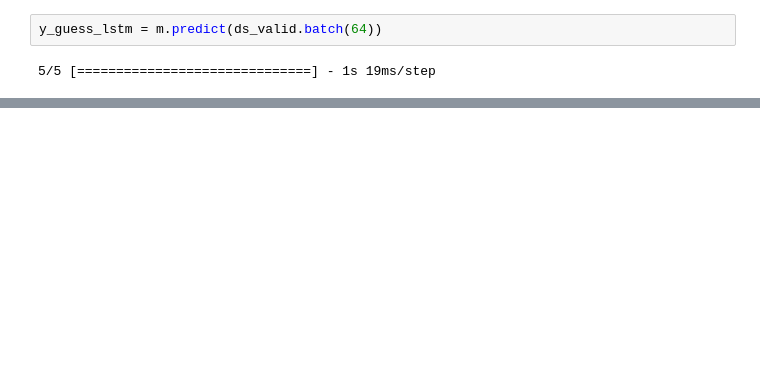
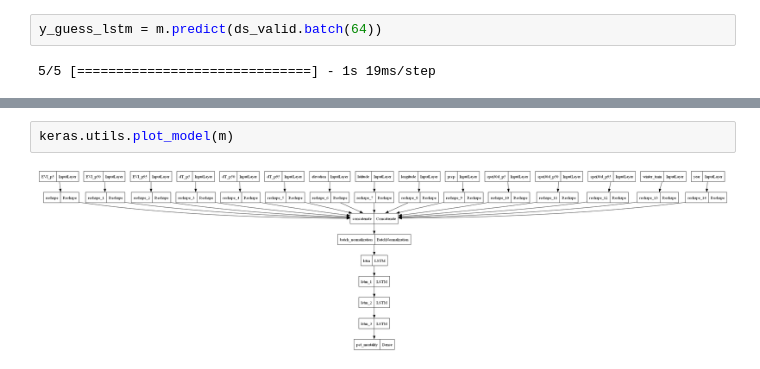
Before and after one commit to s-kganz/ForestLST, a Jupyter notebook: notebooks/build_model_v2.ipynb, the cells around one changed output, grey strips where cells are left out. Cells and saved outputs as stored; diff of their text form; blank space fills up the shorter version.

```diff
--- a/notebooks/build_model_v2.ipynb
+++ b/notebooks/build_model_v2.ipynb
@@ -363,0 +412,4 @@ array([1.0450015, 1.0450015, 1.0450015, 1.0450015, 1.0450015, 1.0450015,
+# %%
+keras.utils.plot_model(m)
+# %% [output]
+[figure, added]
```
Also changed, not shown: parts of 19 cells of this notebook.
